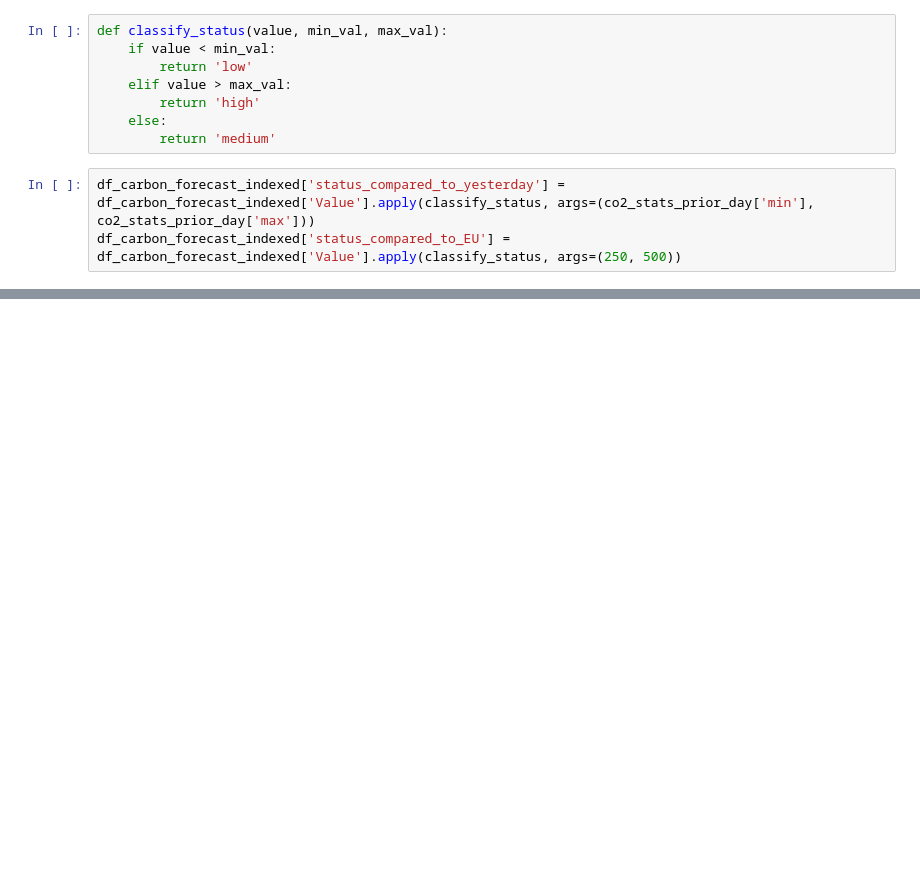
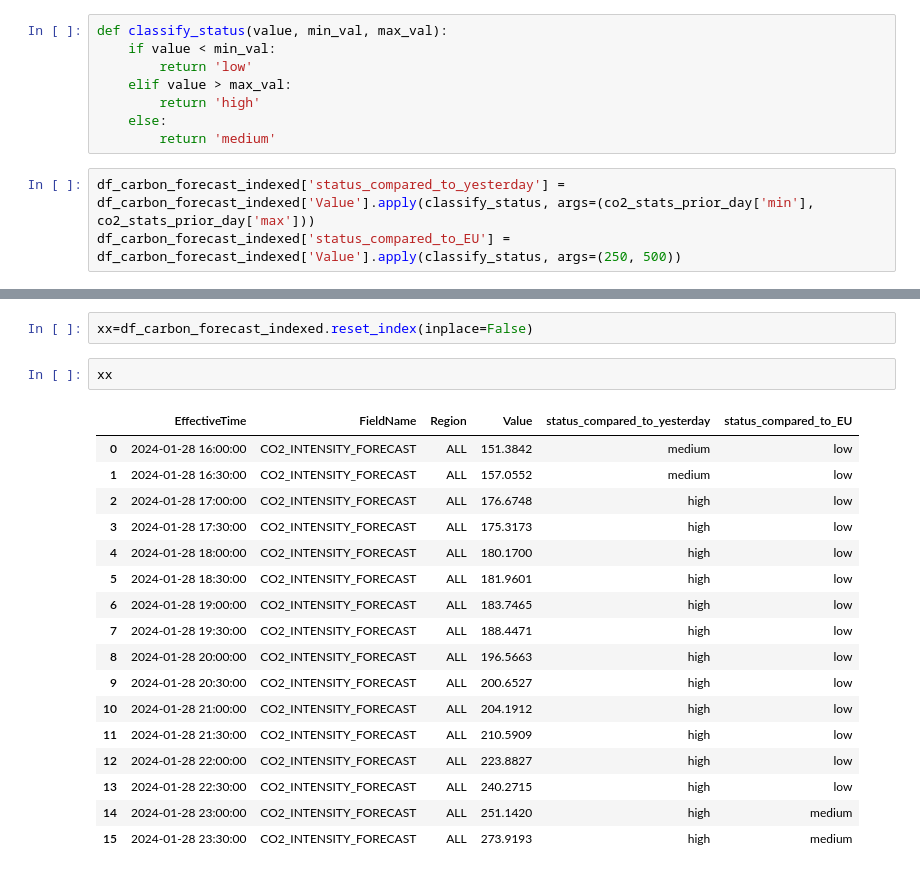
Before and after one commit to SaM-92/telegram-energy-api, a Jupyter notebook: eirgrid-api.ipynb, the cells around one changed output, grey strips where cells are left out. Saved outputs shown, nothing was run; the diff lists cells and outputs as text; blank space fills up the shorter version.

```diff
--- a/eirgrid-api.ipynb
+++ b/eirgrid-api.ipynb
@@ -297,3 +382,25 @@ ax.set_xticklabels(['Compared to \n Yesterday', 'Compared to \n EU Standards'],
 plt.show()
 # %% [output]
 [figure]
+# %%
+xx=df_carbon_forecast_indexed.reset_index(inplace=False)
+# %%
+xx
+# %% [output]
+|  | EffectiveTime | FieldName | Region | Value | status_compared_to_yesterday | status_compared_to_EU |
+| 0 | 2024-01-28 16:00:00 | CO2_INTENSITY_FORECAST | ALL | 151.3842 | medium | low |
+| 1 | 2024-01-28 16:30:00 | CO2_INTENSITY_FORECAST | ALL | 157.0552 | medium | low |
+| 2 | 2024-01-28 17:00:00 | CO2_INTENSITY_FORECAST | ALL | 176.6748 | high | low |
+| 3 | 2024-01-28 17:30:00 | CO2_INTENSITY_FORECAST | ALL | 175.3173 | high | low |
+| 4 | 2024-01-28 18:00:00 | CO2_INTENSITY_FORECAST | ALL | 180.1700 | high | low |
+| 5 | 2024-01-28 18:30:00 | CO2_INTENSITY_FORECAST | ALL | 181.9601 | high | low |
+| 6 | 2024-01-28 19:00:00 | CO2_INTENSITY_FORECAST | ALL | 183.7465 | high | low |
+| 7 | 2024-01-28 19:30:00 | CO2_INTENSITY_FORECAST | ALL | 188.4471 | high | low |
+| 8 | 2024-01-28 20:00:00 | CO2_INTENSITY_FORECAST | ALL | 196.5663 | high | low |
+| 9 | 2024-01-28 20:30:00 | CO2_INTENSITY_FORECAST | ALL | 200.6527 | high | low |
+| 10 | 2024-01-28 21:00:00 | CO2_INTENSITY_FORECAST | ALL | 204.1912 | high | low |
+| 11 | 2024-01-28 21:30:00 | CO2_INTENSITY_FORECAST | ALL | 210.5909 | high | low |
+| 12 | 2024-01-28 22:00:00 | CO2_INTENSITY_FORECAST | ALL | 223.8827 | high | low |
+| 13 | 2024-01-28 22:30:00 | CO2_INTENSITY_FORECAST | ALL | 240.2715 | high | low |
+| 14 | 2024-01-28 23:00:00 | CO2_INTENSITY_FORECAST | ALL | 251.1420 | high | medium |
+| 15 | 2024-01-28 23:30:00 | CO2_INTENSITY_FORECAST | ALL | 273.9193 | high | medium |
```
Also changed, not shown: parts of 17 cells of this notebook.
